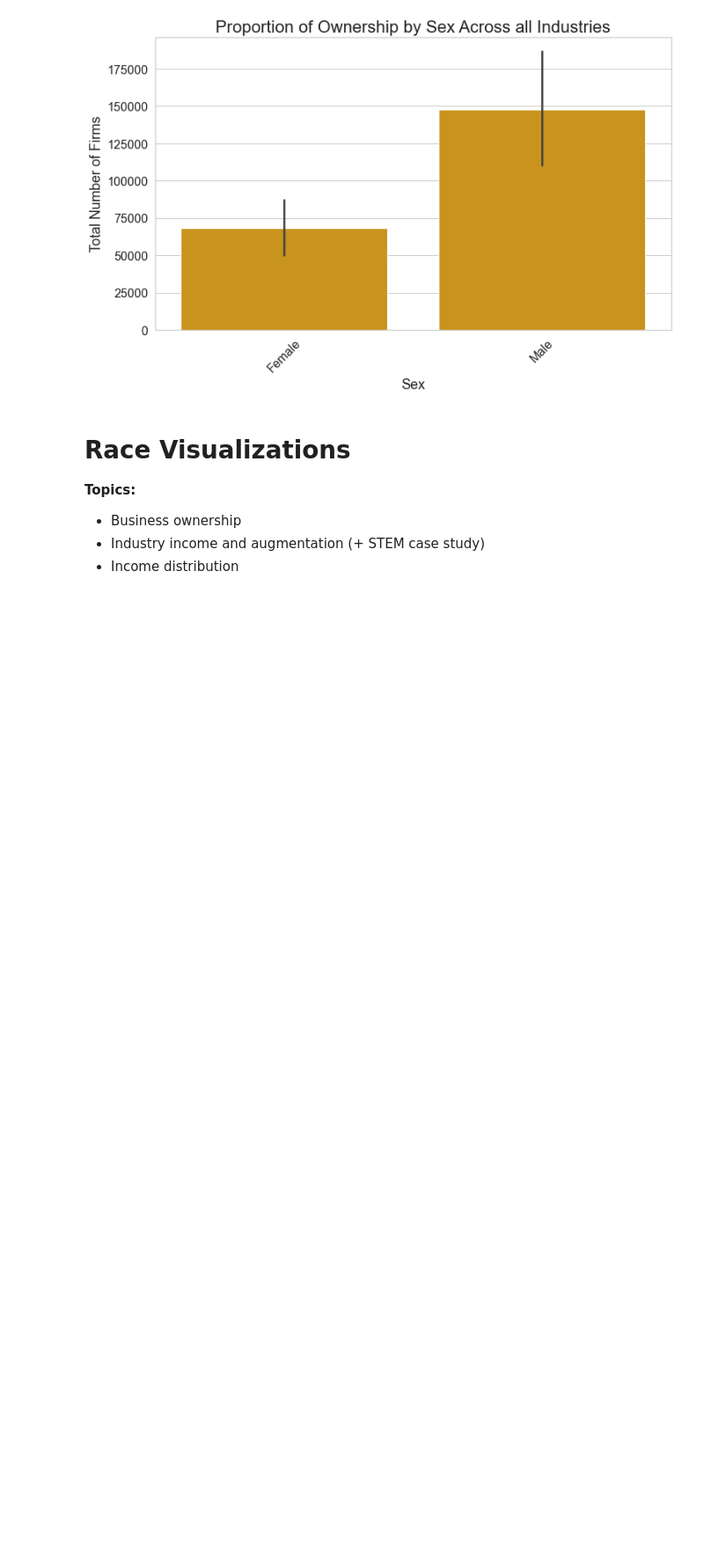
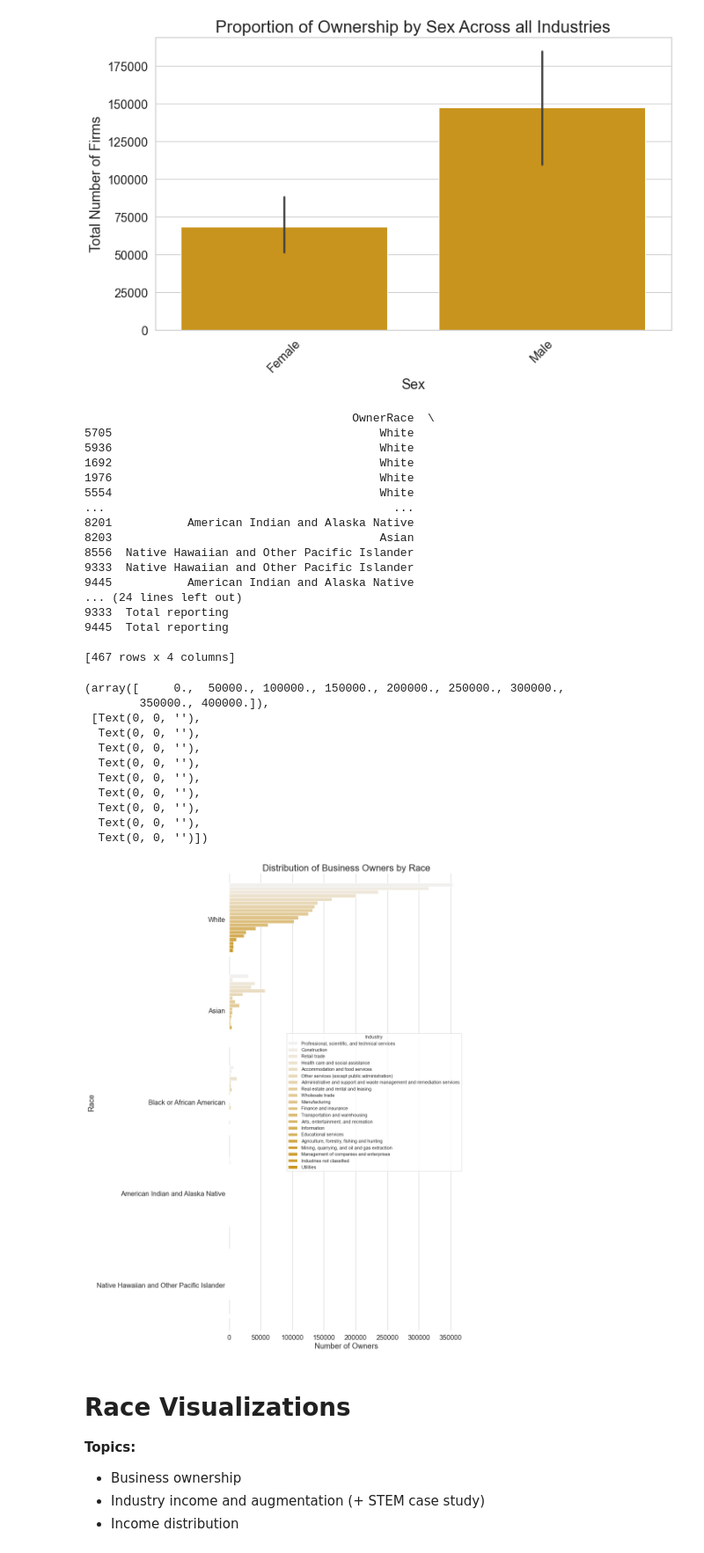
Before and after one commit to jackrlynn3/pandas-census-grp-5, a Jupyter notebook: visualizations.ipynb, the cells around one changed output. Shown at 88% size. Saved outputs shown, nothing was run; the diff lists cells and outputs as text; code cells hidden in the pictures; blank space fills up the shorter version.

```diff
--- a/visualizations.ipynb
+++ b/visualizations.ipynb
@@ -191,6 +191,69 @@ plt.xticks(size = 16)
 plt.show()
 # %% [output]
 [figure]
+# %%
+# Graph 6 (new!): Breakdown of ownership and race by industry
+
+# Get and prepare dataset
+race_df = owner[['OwnerRace','Industry','OwnerCt','OwnedSince']]
+omit = ['All owners of respondent firms', 'Minority', "Nonminority"]
+df = race_df.query("Industry != 'Total for all sectors'")
+df = df.query("OwnedSince == 'Total reporting'")
+df = df[df.OwnerRace.isin(omit) == False]
+df.set_index('Industry')
+sum_race = df.groupby(['Industry', 'OwnerRace'])['OwnerCt'].sum()
+sum_df = sum_race.to_frame().reset_index()           # convert series to dataframe
+sum_df = sum_df.sort_values(by='OwnerCt', ascending=False)
+sum_df.loc['Total'] = sum_df[['OwnerCt']].sum().astype('int64')
+sorted_industry = df.sort_values(by='OwnerCt', ascending=False)
+print(sorted_industry)
+
+# Form barchart
+sns.set_theme(style="whitegrid")
+plt.figure(figsize = (10,20))
+ax = sns.barplot(x='OwnerCt',
+                 y='OwnerRace',
+                 data=sorted_industry,
+                 color='#E69F00',
+                 hue='Industry',
+                 ci=None
+                )
+ax.set_title('Distribution of Business Owners by Race', size=22)
+ax.set_xlabel('Number of Owners', size=18)
+ax.set_ylabel('Race', size=18)
+sns.despine(left=True, bottom=True)
+plt.yticks(size = 16)
+plt.xticks(size = 16)
+# %% [output]
+                                       OwnerRace  \
+5705                                       White
+5936                                       White
+1692                                       White
+1976                                       White
+5554                                       White
+...                                          ...
+8201           American Indian and Alaska Native
+8203                                       Asian
+8556  Native Hawaiian and Other Pacific Islander
+9333  Native Hawaiian and Other Pacific Islander
+9445           American Indian and Alaska Native
+... (24 lines left out)
+9333  Total reporting
+9445  Total reporting
+
+[467 rows x 4 columns]
+(array([     0.,  50000., 100000., 150000., 200000., 250000., 300000.,
+        350000., 400000.]),
+ [Text(0, 0, ''),
+  Text(0, 0, ''),
+  Text(0, 0, ''),
+  Text(0, 0, ''),
+  Text(0, 0, ''),
+  Text(0, 0, ''),
+  Text(0, 0, ''),
+  Text(0, 0, ''),
+  Text(0, 0, '')])
+[figure, added]
 # %% [markdown]
 # **Race Visualizations**
 **Topics:**
```
Also changed, not shown: parts of 1 cell of this notebook, 2 other files.
